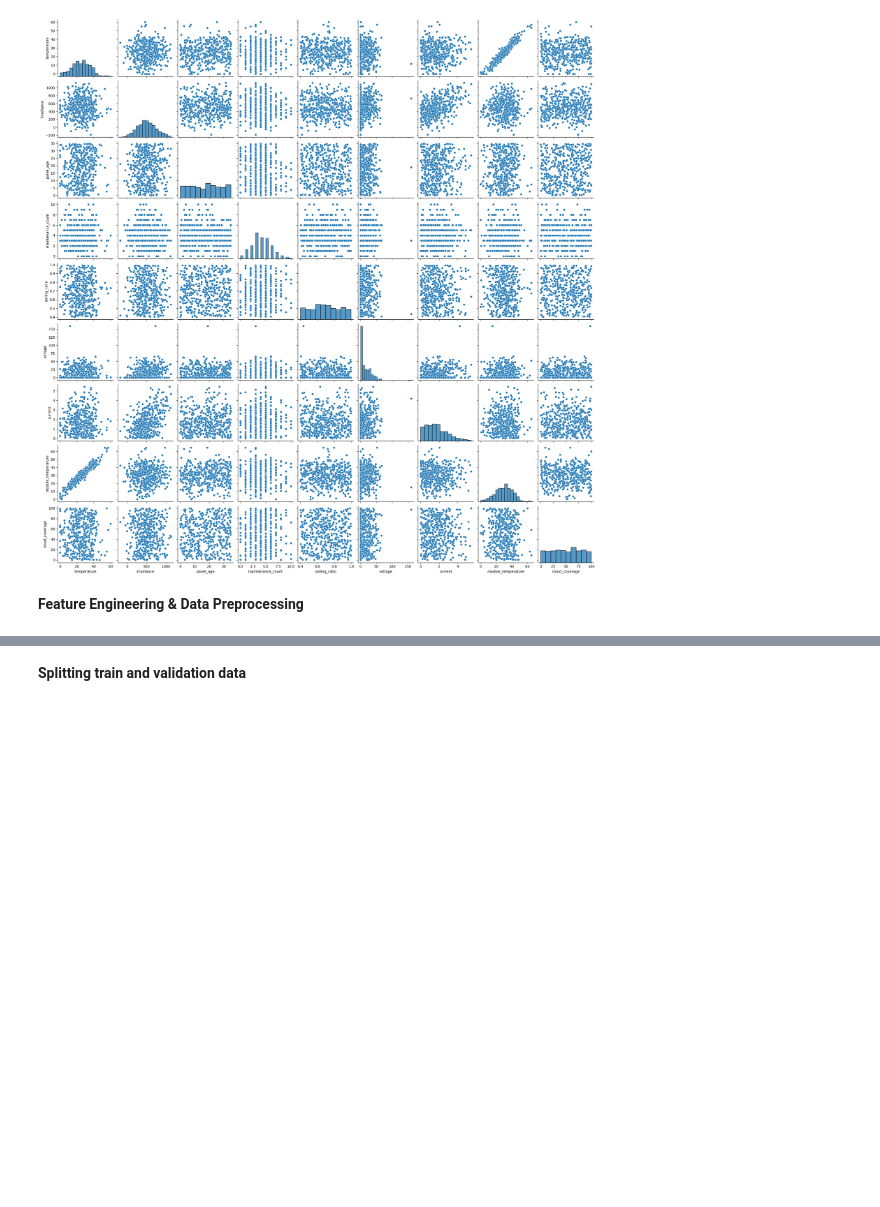
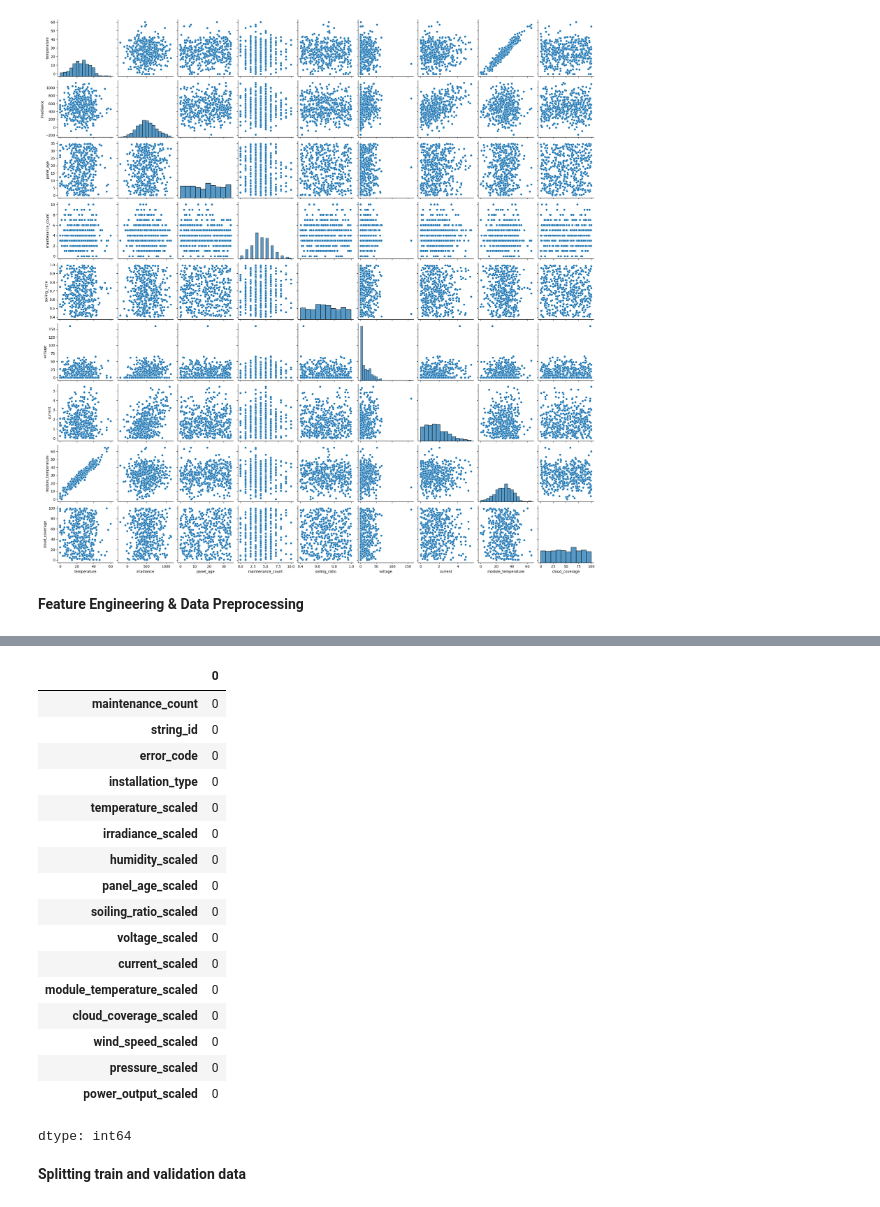
Before and after one commit to rohankharche34/Solar-panel-performance-optimization, a Jupyter notebook: main.ipynb, the cells around one changed output, grey strips where cells are left out. Drawn from its saved outputs; the diff is of its cells as text; code cells hidden in the pictures; blank space fills up the shorter version.

```diff
--- a/main.ipynb
+++ b/main.ipynb
@@ -250,3 +235,24 @@ plt.show()
+# %%
+X.isnull().sum()
+# %% [output]
+|  | 0 |
+| maintenance_count | 0 |
+| string_id | 0 |
+| error_code | 0 |
+| installation_type | 0 |
+| temperature_scaled | 0 |
+| irradiance_scaled | 0 |
+| humidity_scaled | 0 |
+| panel_age_scaled | 0 |
+| soiling_ratio_scaled | 0 |
+| voltage_scaled | 0 |
+| current_scaled | 0 |
+| module_temperature_scaled | 0 |
+| cloud_coverage_scaled | 0 |
+| wind_speed_scaled | 0 |
+| pressure_scaled | 0 |
+| power_output_scaled | 0 |
+dtype: int64
 # %% [markdown]
 **Splitting train and validation data**
 # %%
```
Also changed, not shown: parts of 12 cells of this notebook, 2 other files.
